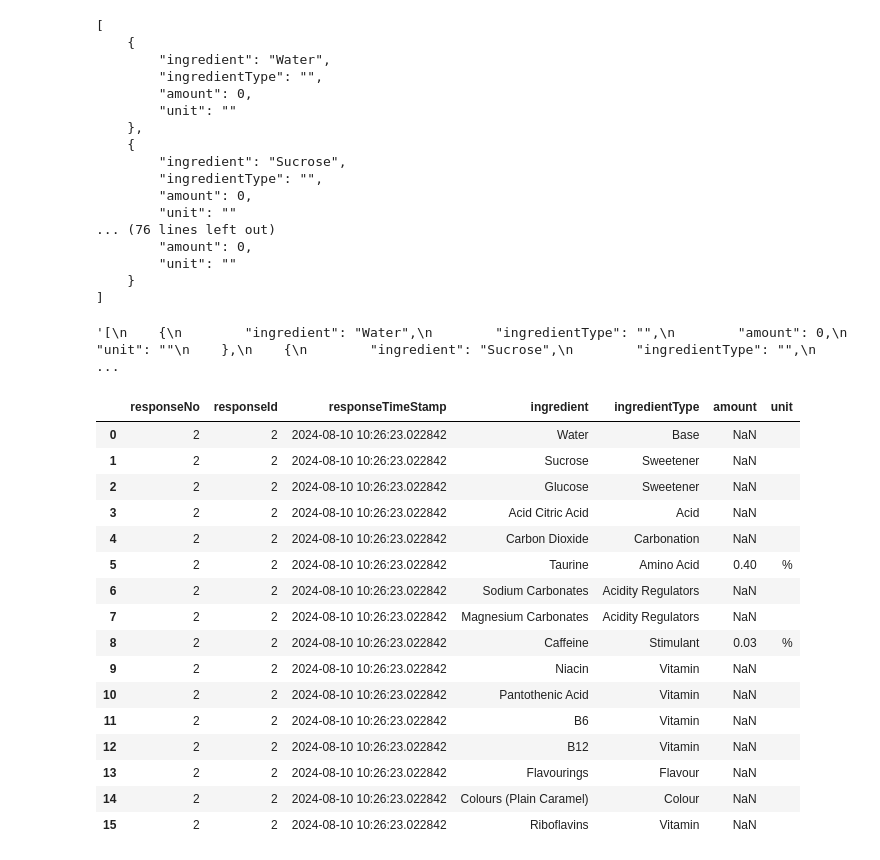
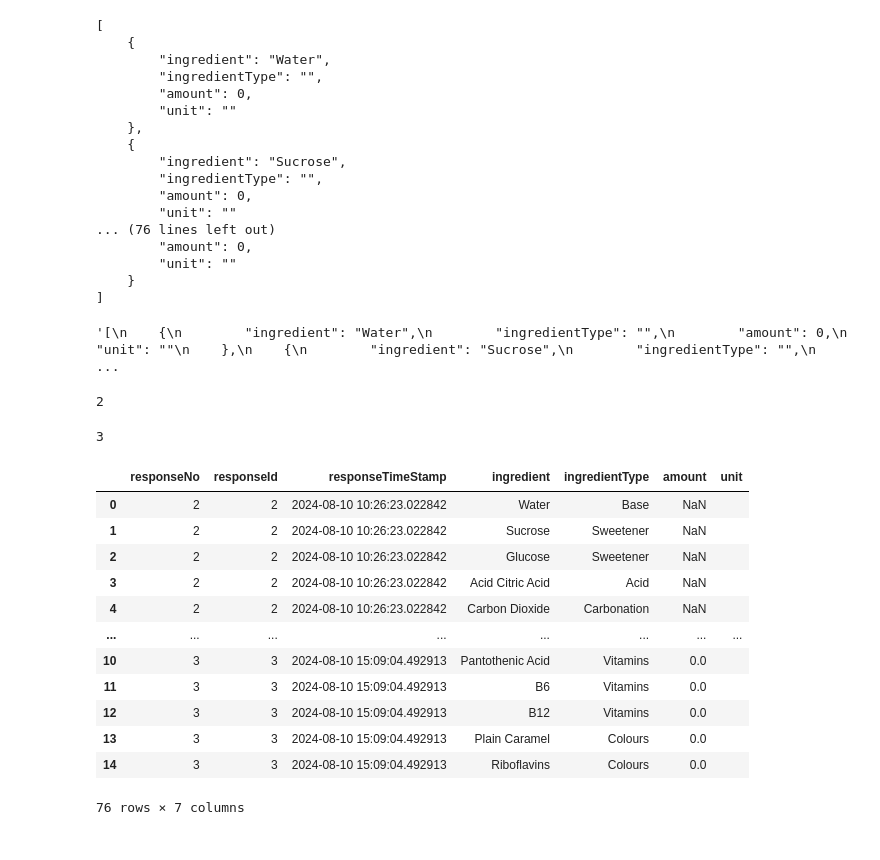
Before and after one commit to Dekuran/MeltingHackJunctionAsia2024, a Jupyter notebook: prompt_engineering_notebook_testing.ipynb, the cells around one changed output. Saved outputs shown, nothing was run; the diff lists cells and outputs as text; code cells hidden in the pictures.

```diff
--- a/prompt_engineering_notebook_testing.ipynb
+++ b/prompt_engineering_notebook_testing.ipynb
@@ -137,7 +136,9 @@ this_response_df = pd.DataFrame(pd.read_json(responseJSON))
 
 past_responses = responses_df # TODO load from file
 
-MAX_RESPONSE_NO = 1 # placeholder
+MAX_RESPONSE_NO = max(max(responses_df["responseNo"]), 1) # placeholder
+
+print(MAX_RESPONSE_NO)
 # TRYCATCH when merging with pd dataframe
 # TODO - keep in JSON (?) write out to PostGreSQL / external dataset
 
@@ -147,27 +148,29 @@ this_response_df["responseTimeStamp"] = pd.Timestamp.now()
 
 responses_df = pd.concat([past_responses, this_response_df])
 
+#responses_df = ud_responses_df
+
 # TODO review whether this should be intersection / avoid duplication
 # TODO add boolean for latest entry
 # %% [output]
 '[\n    {\n        "ingredient": "Water",\n        "ingredientType": "",\n        "amount": 0,\n        "unit": ""\n    },\n    {\n        "ingredient": "Sucrose",\n        "ingredientType": "",\n     ...
+2
-# %%
-display(responses_df)
-# %% [output]
-|  | responseNo | responseId | responseTimeStamp | ingredient | ingredientType | amount | unit |
-| 0 | 2 | 2 | 2024-08-10 10:26:23.022842 | Water | Base | NaN |  |
-| 1 | 2 | 2 | 2024-08-10 10:26:23.022842 | Sucrose | Sweetener | NaN |  |
-| 2 | 2 | 2 | 2024-08-10 10:26:23.022842 | Glucose | Sweetener | NaN |  |
-| 3 | 2 | 2 | 2024-08-10 10:26:23.022842 | Acid Citric Acid | Acid | NaN |  |
-| 4 | 2 | 2 | 2024-08-10 10:26:23.022842 | Carbon Dioxide | Carbonation | NaN |  |
-| 5 | 2 | 2 | 2024-08-10 10:26:23.022842 | Taurine | Amino Acid | 0.40 | % |
-| 6 | 2 | 2 | 2024-08-10 10:26:23.022842 | Sodium Carbonates | Acidity Regulators | NaN |  |
-| 7 | 2 | 2 | 2024-08-10 10:26:23.022842 | Magnesium Carbonates | Acidity Regulators | NaN |  |
-| 8 | 2 | 2 | 2024-08-10 10:26:23.022842 | Caffeine | Stimulant | 0.03 | % |
-| 9 | 2 | 2 | 2024-08-10 10:26:23.022842 | Niacin | Vitamin | NaN |  |
-| 10 | 2 | 2 | 2024-08-10 10:26:23.022842 | Pantothenic Acid | Vitamin | NaN |  |
-| 11 | 2 | 2 | 2024-08-10 10:26:23.022842 | B6 | Vitamin | NaN |  |
-| 12 | 2 | 2 | 2024-08-10 10:26:23.022842 | B12 | Vitamin | NaN |  |
-| 13 | 2 | 2 | 2024-08-10 10:26:23.022842 | Flavourings | Flavour | NaN |  |
-| 14 | 2 | 2 | 2024-08-10 10:26:23.022842 | Colours (Plain Caramel) | Colour | NaN |  |
-| 15 | 2 | 2 | 2024-08-10 10:26:23.022842 | Riboflavins | Vitamin | NaN |  |
+# %%
+MAX_RESPONSE_NO = max(responses_df["responseNo"])
+print(MAX_RESPONSE_NO)
+display(responses_df)
+# %% [output]
+3
+|  | responseNo | responseId | responseTimeStamp | ingredient | ingredientType | amount | unit |
+| 0 | 2 | 2 | 2024-08-10 10:26:23.022842 | Water | Base | NaN |  |
+| 1 | 2 | 2 | 2024-08-10 10:26:23.022842 | Sucrose | Sweetener | NaN |  |
+| 2 | 2 | 2 | 2024-08-10 10:26:23.022842 | Glucose | Sweetener | NaN |  |
+| 3 | 2 | 2 | 2024-08-10 10:26:23.022842 | Acid Citric Acid | Acid | NaN |  |
+| 4 | 2 | 2 | 2024-08-10 10:26:23.022842 | Carbon Dioxide | Carbonation | NaN |  |
+| ... | ... | ... | ... | ... | ... | ... | ... |
+| 10 | 3 | 3 | 2024-08-10 15:09:04.492913 | Pantothenic Acid | Vitamins | 0.0 |  |
+| 11 | 3 | 3 | 2024-08-10 15:09:04.492913 | B6 | Vitamins | 0.0 |  |
+| 12 | 3 | 3 | 2024-08-10 15:09:04.492913 | B12 | Vitamins | 0.0 |  |
+| 13 | 3 | 3 | 2024-08-10 15:09:04.492913 | Plain Caramel | Colours | 0.0 |  |
+| 14 | 3 | 3 | 2024-08-10 15:09:04.492913 | Riboflavins | Colours | 0.0 |  |
+76 rows × 7 columns
```
Also changed, not shown: parts of 6 cells of this notebook, 2 other files.
